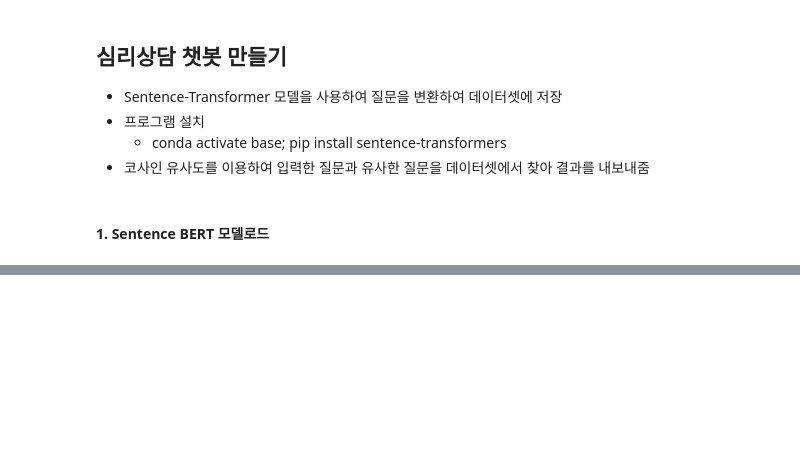
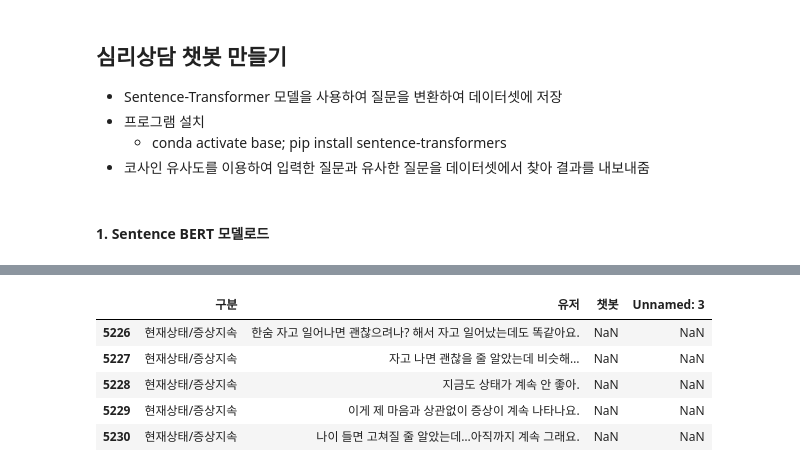
Before and after one commit to njy622/MachineLearningLecture-2023.10, a Jupyter notebook: 09.챗봇/01.심리상담.ipynb, the cells around one changed output, grey strips where cells are left out. Drawn from its saved outputs; the diff is of its cells as text; code cells hidden in the pictures; blank space fills up the shorter version.

```diff
--- a/09.챗봇/01.심리상담.ipynb
+++ b/09.챗봇/01.심리상담.ipynb
@@ -15,0 +45,9 @@ model = SentenceTransformer('jhgan/ko-sroberta-multitask')
+# %%
+df.tail()
+# %% [output]
+|  | 구분 | 유저 | 챗봇 | Unnamed: 3 |
+| 5226 | 현재상태/증상지속 | 한숨 자고 일어나면 괜찮으려나? 해서 자고 일어났는데도 똑같아요. | NaN | NaN |
+| 5227 | 현재상태/증상지속 | 자고 나면 괜찮을 줄 알았는데 비슷해… | NaN | NaN |
+| 5228 | 현재상태/증상지속 | 지금도 상태가 계속 안 좋아. | NaN | NaN |
+| 5229 | 현재상태/증상지속 | 이게 제 마음과 상관없이 증상이 계속 나타나요. | NaN | NaN |
+| 5230 | 현재상태/증상지속 | 나이 들면 고쳐질 줄 알았는데…아직까지 계속 그래요. | NaN | NaN |
```
Also changed, not shown: parts of 22 cells of this notebook, 1 other file.
